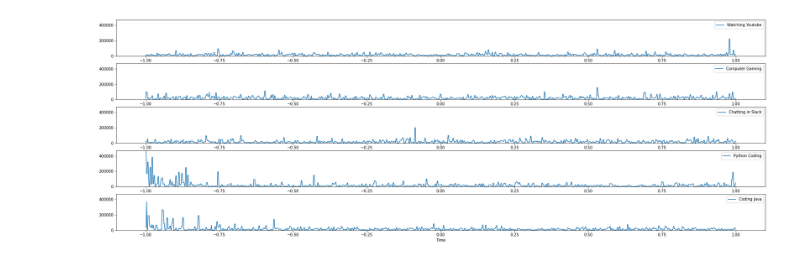
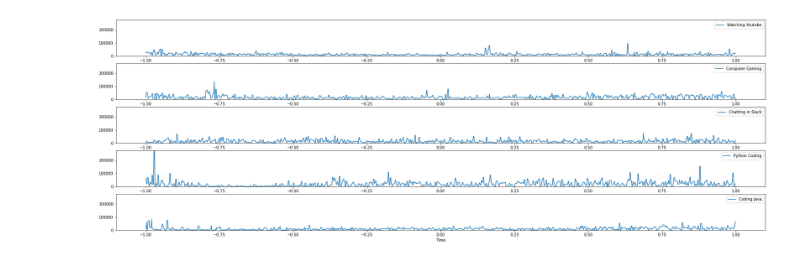
Before and after one commit to crystoll/projectillithid, a Jupyter notebook: mindreader/ProjectIllithid.ipynb, the cells around one changed output. Cells and saved outputs as stored; diff of their text form; code cells hidden in the pictures.

```diff
--- a/mindreader/ProjectIllithid.ipynb
+++ b/mindreader/ProjectIllithid.ipynb
@@ -80,35 +95,35 @@ fig, ax = plt.subplots(figsize=(30,10),ncols=1,nrows=number_of_entries)
 #fig = plt.gcf()
 #ax = plt.gca()
 
 # Harmonize range so values are comparable
 
 
 
 max_y_value = 0
 df = []
 
 # Meditation, Attention, delta, theta, low-alpha, high-alpha, low-beta, high-beta, low-gamma, mid-gamma
-brainwave_type='high-alpha'
+brainwave_type='high-beta'
 for idx, entry in enumerate(data_paths):
     df.append(read_and_fix_data(entry['path']))
     series_max = df[idx][brainwave_type].max()
     if series_max > max_y_value:
         max_y_value = series_max
     plot_df(df[idx], ax[idx], brainwave_type, entry['name'])
 
 #Harmonize scale so we can easier compare charts
 #max_y_value = 100000
 for i in range(0,number_of_entries):
     ax[i].set_ylim([0,max_y_value])
 
 # Take a picture, it will last longer!
 #fig.savefig('ThetaComparison.png',format="png")
 
 plt.show()
 
 #plt.close()
 # %% [output]
-[figure, old version]
+[figure, new version]
 # %%
 #fig, (ax1, ax2) = plt.subplots(1,2,figsize=(12,4))
 #xfmt = md.DateFormatter('%M:%S')
```
Also changed, not shown: parts of 2 cells of this notebook, 2 other files.
